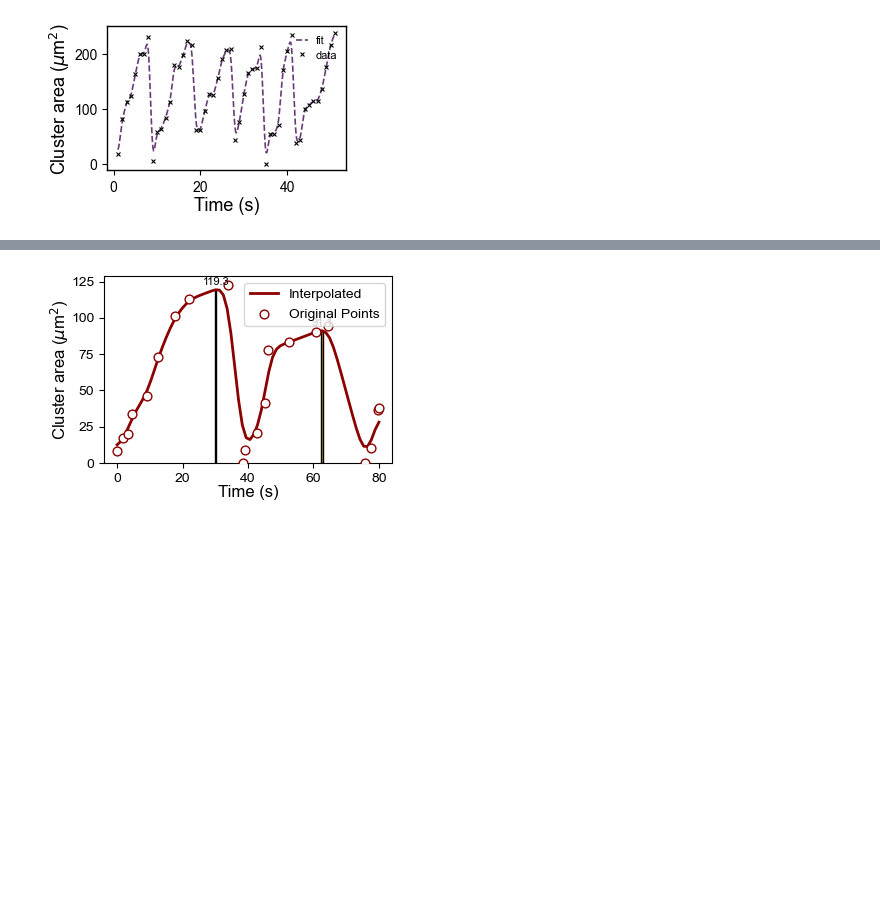
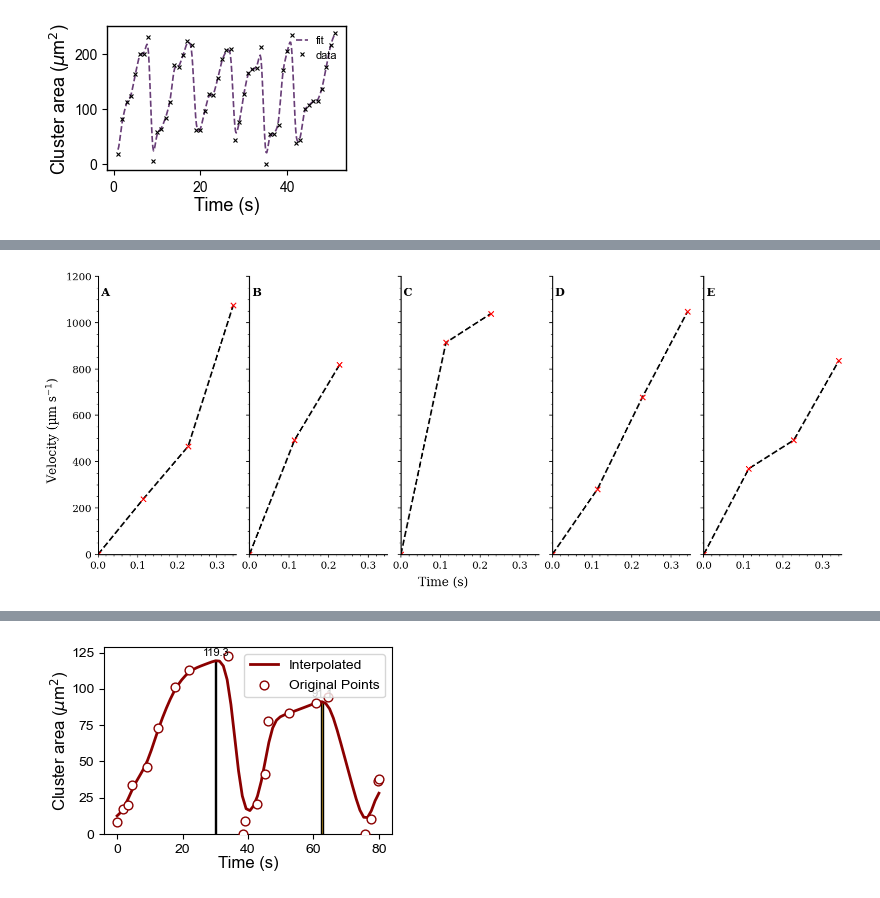
Before and after one commit to M-Medany/Ultrasound-induced-Particle-Dynamics-in-Pathological-Vascular-Vortices-, a Jupyter notebook: Plotting_filling_Aneurysm.ipynb, the cells around one changed output, grey strips where cells are left out. Drawn from its saved outputs; the diff is of its cells as text; code cells hidden in the pictures; blank space fills up the shorter version.

```diff
--- a/Plotting_filling_Aneurysm.ipynb
+++ b/Plotting_filling_Aneurysm.ipynb
@@ -1180,0 +1257,76 @@ plt.show()
+# %%
+# velocity_multi_panel_journal.py
+# Five velocity–time traces with shared axes, journal style.
+
+import numpy as np
+import matplotlib as mpl
+import matplotlib.pyplot as plt
+
+# -------- Data --------
+fps = 8.8
+dt = 1.0 / fps
+
+vel_sets = [
+    np.array([0, 238, 466, 1074], dtype=float),   # 74–77 frame
+    np.array([0, 493, 818], dtype=float),         # 183–186 frame
+    np.array([0, 914, 1039], dtype=float),        # 266–268 frame
+    np.array([0, 281, 678, 1047], dtype=float),   # 344–347 frame
+    np.array([0, 370, 493, 836], dtype=float),    # 401–405 frame
+]
+
+# Common time axis limits based on the longest series
+n_max = max(len(v) for v in vel_sets)
+t_max = (n_max - 1) * dt
+
+# Common y limits
+y_max_data = max(float(v.max()) for v in vel_sets)
+y_max = max(1200, np.ceil(y_max_data / 100.0) * 100.0 + 100)  # nice headroom
+
+# -------- Style --------
+mpl.rcdefaults()
+mpl.rcParams.update({
+    "figure.dpi": 150, "savefig.dpi": 300,
+    "font.family": "DejaVu Serif", "font.size": 11,
+    "axes.linewidth": 1.2, "axes.spines.top": False, "axes.spines.right": False,
+    "xtick.direction": "out", "ytick.direction": "out",
+})
+
+# Tall panels (short x, long y). One row of five narrow axes.
+fig, axs = plt.subplots(
+    nrows=1, ncols=5, sharex=True, sharey=True,
+    figsize=(12, 4.8),  # width x height; adjust to taste
+    constrained_layout=True
+
+)
+
+# -------- Plotting --------
+panel_labels = ["A", "B", "C", "D", "E"]
+for i, (ax, v) in enumerate(zip(axs, vel_sets)):
+    t = np.arange(v.size) * dt
+    ax.plot(t, v, color="black", lw=1.8, linestyle="--",
+            marker="x", markersize=6, mew=1.2, markeredgecolor="red")
+    # Remove per-panel axis labels for cleanliness
+    ax.set_xlabel("")
+    ax.set_ylabel("")
+    # Panel letter
+    ax.text(0.02, 0.96, panel_labels[i], transform=ax.transAxes,
+            ha="left", va="top", fontsize=12, fontweight="bold")
+    # Ensure no grid anywhere
+    ax.grid(False)
+
+# Shared labels (appear once for the whole figure)
+fig.supxlabel("Time (s)", fontsize=13)
+fig.supylabel("Velocity (µm s$^{-1}$)", fontsize=13)
+
+# Common limits and minor ticks
+for ax in axs:
+    ax.set_xlim(0, t_max + 0.02 * t_max if t_max > 0 else dt)
+    ax.set_ylim(0, y_max)
+    ax.minorticks_on()
+
+# Save
+plt.savefig("velocity_multi_panel.png")
+plt.savefig("velocity_multi_panel.pdf")
+plt.show()
+# %% [output]
+[figure, added]
```
Also changed, not shown: parts of 3 cells of this notebook, 8 other files.
